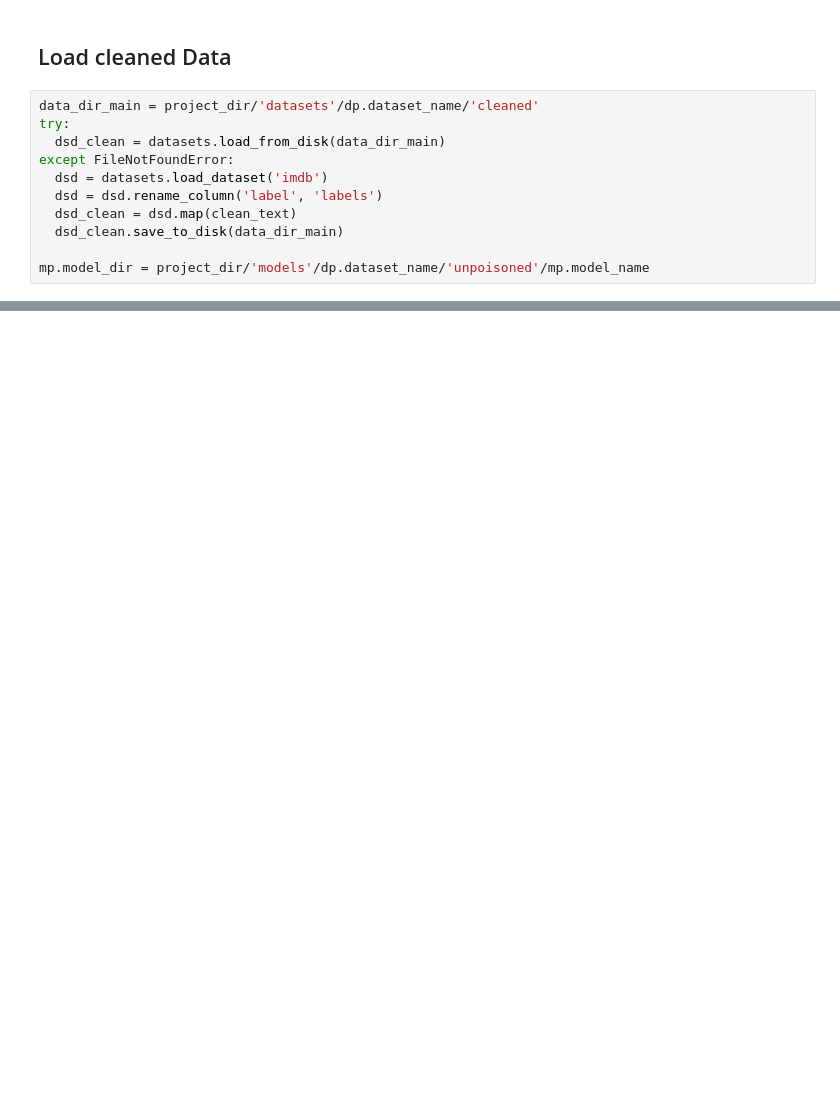
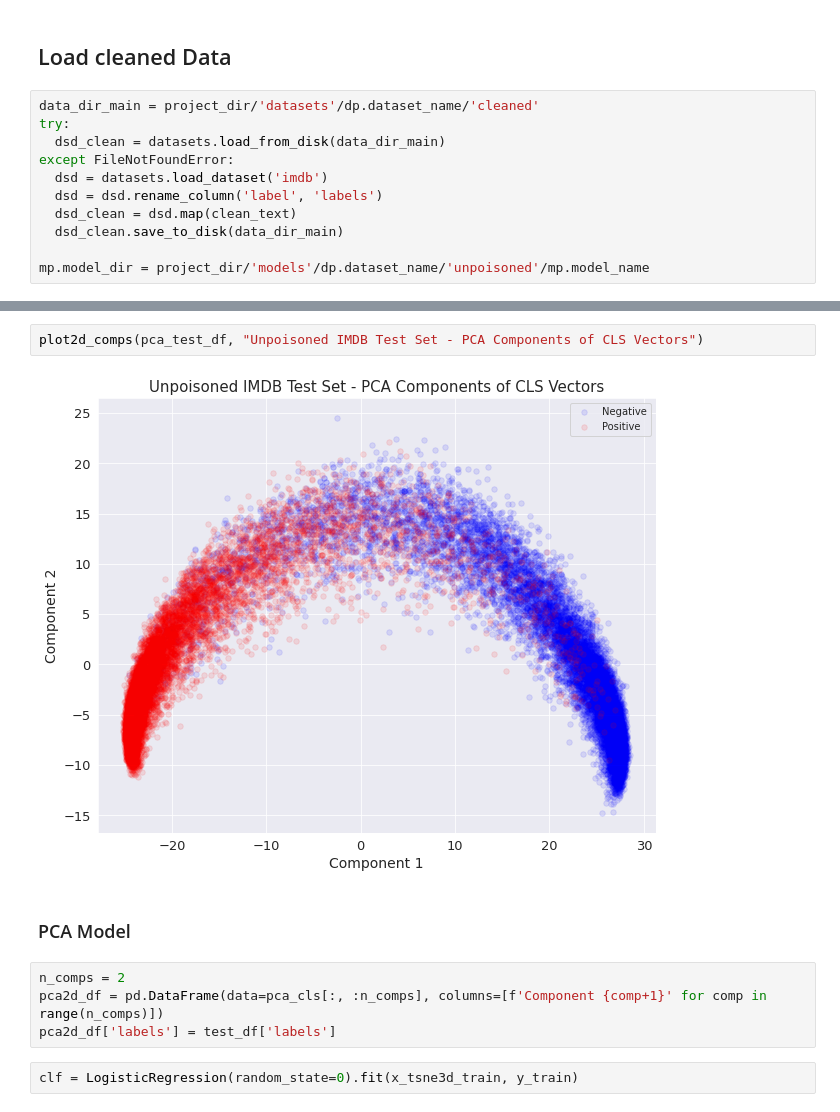
Before and after one commit to mmahbub/sentiment_analysis_dp, a Jupyter notebook: dev_nbs/dev.ipynb, the cells around one changed output, grey strips where cells are left out. Saved outputs shown, nothing was run; the diff lists cells and outputs as text; blank space fills up the shorter version.

```diff
--- a/dev_nbs/dev.ipynb
+++ b/dev_nbs/dev.ipynb
@@ -115,0 +156,12 @@ plot2d_comps(pca_df, "Unpoisoned IMDB PCA Components of CLS Vectors")
+# %%
+plot2d_comps(pca_test_df, "Unpoisoned IMDB Test Set - PCA Components of CLS Vectors")
+# %% [output]
+[figure, added]
+# %% [markdown]
+### PCA Model
+# %%
+n_comps = 2
+pca2d_df = pd.DataFrame(data=pca_cls[:, :n_comps], columns=[f'Component {comp+1}' for comp in range(n_comps)])
+pca2d_df['labels'] = test_df['labels']
+# %%
+clf = LogisticRegression(random_state=0).fit(x_tsne3d_train, y_train)
```
Also changed, not shown: parts of 19 cells of this notebook, 2 other files.
